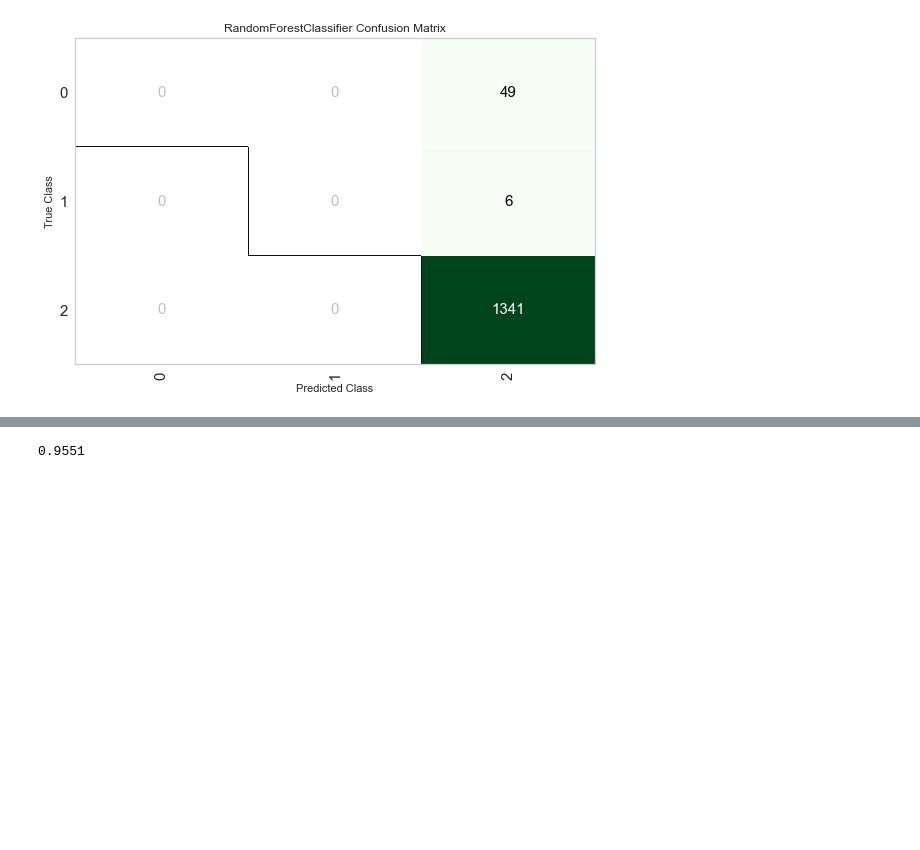
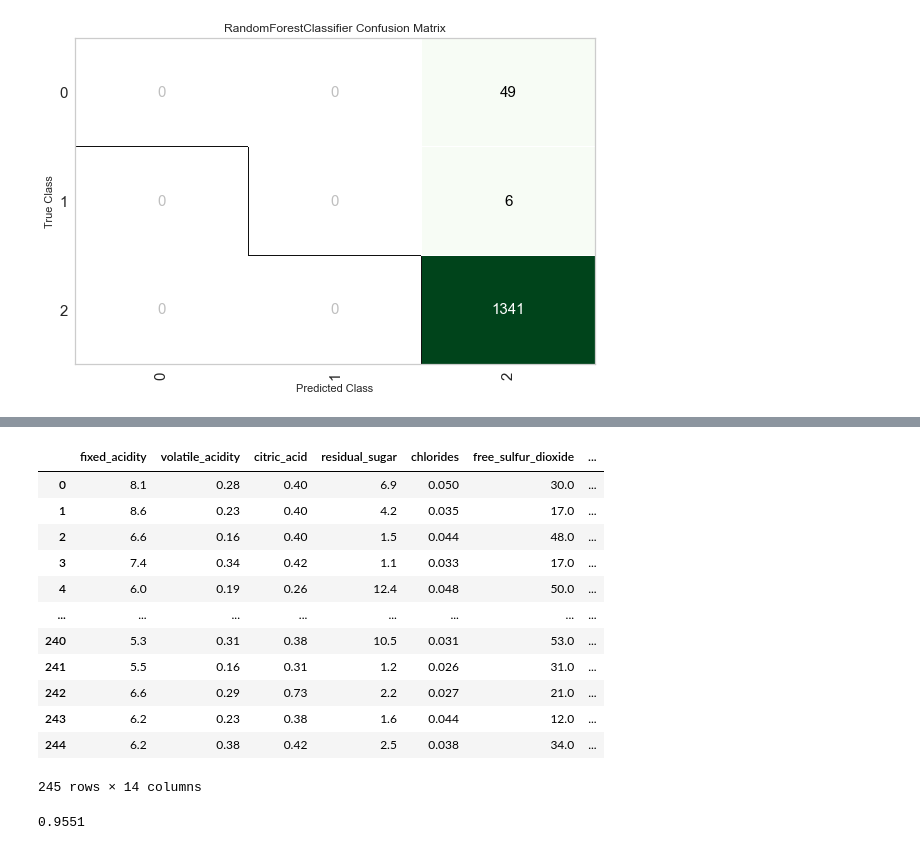
Before and after one commit to isdicely/Project-3, a Jupyter notebook: category_ML.ipynb, the cells around one changed output, grey strips where cells are left out. Saved outputs shown, nothing was run; the diff lists cells and outputs as text; code cells hidden in the pictures; blank space fills up the shorter version.

```diff
--- a/category_ML.ipynb
+++ b/category_ML.ipynb
@@ -416,3 +341,22 @@ unseen_predictions.head()
+# %%
+# Predict on unseen data
+# Label and Score columns are added onto the data_unseen
+unseen_predictions = predict_model(final_rf, data=data_unseen)
+unseen_predictions
+# %% [output]
+|  | fixed_acidity | volatile_acidity | citric_acid | residual_sugar | chlorides | free_sulfur_dioxide | ... |
+| 0 | 8.1 | 0.28 | 0.40 | 6.9 | 0.050 | 30.0 | ... |
+| 1 | 8.6 | 0.23 | 0.40 | 4.2 | 0.035 | 17.0 | ... |
+| 2 | 6.6 | 0.16 | 0.40 | 1.5 | 0.044 | 48.0 | ... |
+| 3 | 7.4 | 0.34 | 0.42 | 1.1 | 0.033 | 17.0 | ... |
+| 4 | 6.0 | 0.19 | 0.26 | 12.4 | 0.048 | 50.0 | ... |
+| ... | ... | ... | ... | ... | ... | ... | ... |
+| 240 | 5.3 | 0.31 | 0.38 | 10.5 | 0.031 | 53.0 | ... |
+| 241 | 5.5 | 0.16 | 0.31 | 1.2 | 0.026 | 31.0 | ... |
+| 242 | 6.6 | 0.29 | 0.73 | 2.2 | 0.027 | 21.0 | ... |
+| 243 | 6.2 | 0.23 | 0.38 | 1.6 | 0.044 | 12.0 | ... |
+| 244 | 6.2 | 0.38 | 0.42 | 2.5 | 0.038 | 34.0 | ... |
+245 rows × 14 columns
 # %%
 from pycaret.utils import check_metric
 check_metric(unseen_predictions['quality_category'], unseen_predictions['Label'], metric = 'Accuracy')
```
Also changed, not shown: parts of 43 cells of this notebook.
